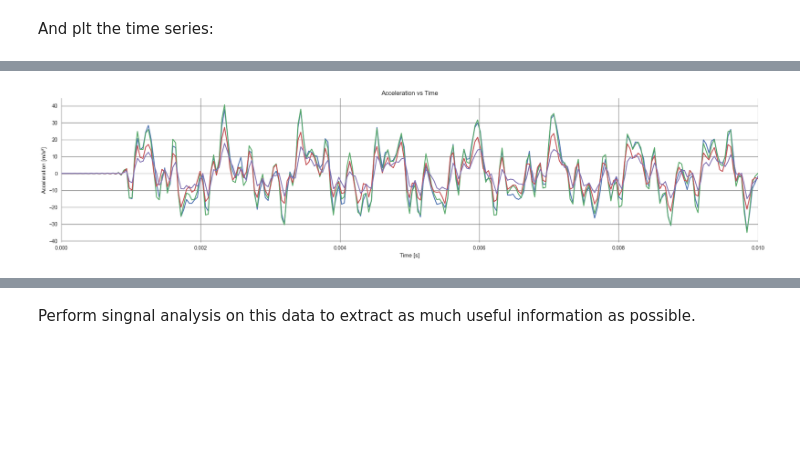
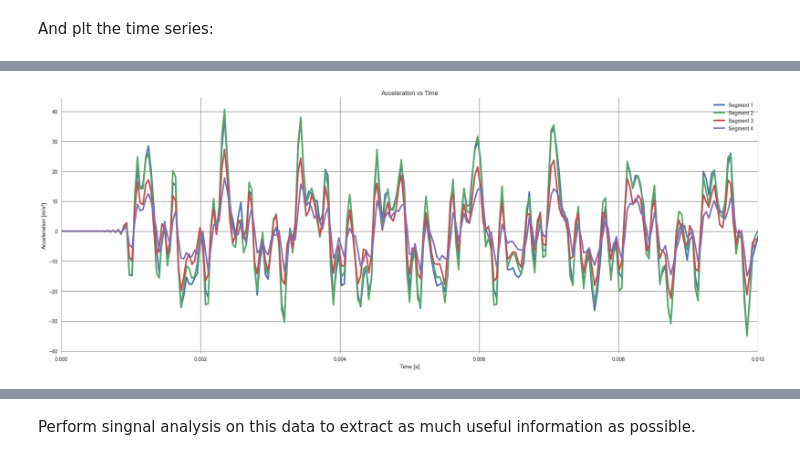
Before and after one commit to HoangNguyen17/AE543, a Jupyter notebook: HW5/HoangNguyen_HW5.ipynb, the cells around one changed output, grey strips where cells are left out. Cells and saved outputs as stored; diff of their text form; code cells hidden in the pictures; blank space fills up the shorter version.

```diff
--- a/HW5/HoangNguyen_HW5.ipynb
+++ b/HW5/HoangNguyen_HW5.ipynb
@@ -87,12 +87,14 @@ acceleration = data[:, :, 2]     # acceleration vector
 # %% [markdown]
 And plt the time series:
 # %%
-plt.figure(figsize=(20, 5))
-plt.plot(time, force.T)
+plt.figure(figsize=(20, 8))
+for i in range(force.shape[0]):
+    plt.plot(time, force[i], label=f'Segment {i+1}', linewidth=3)
 plt.xlabel(r'Time [s]')
 plt.ylabel(r'Force [N]')
 plt.title(r'Force vs Time')
-plt.xlim(0, 0.01)
+plt.xlim(0, 0.002)
+plt.legend()
 plt.grid(True)
 plt.tight_layout()
 # %% [output]
@@ -100,11 +102,13 @@ plt.tight_layout()
 # %%
-plt.figure(figsize=(20, 5))
-plt.plot(time, acceleration.T)
+plt.figure(figsize=(20, 8))
+for i in range(acceleration.shape[0]):
+    plt.plot(time, acceleration[i], label=f'Segment {i+1}',linewidth=3)
 plt.xlabel('Time [s]')
 plt.ylabel(r'Acceleration [m/s²]')
 plt.title(r'Acceleration vs Time')
 plt.xlim(0, 0.01)
+plt.legend()
 plt.grid(True)
 plt.tight_layout()
 # %% [output]
-[figure, old version]
+[figure, new version]
```
Also changed, not shown: parts of 10 cells of this notebook.
